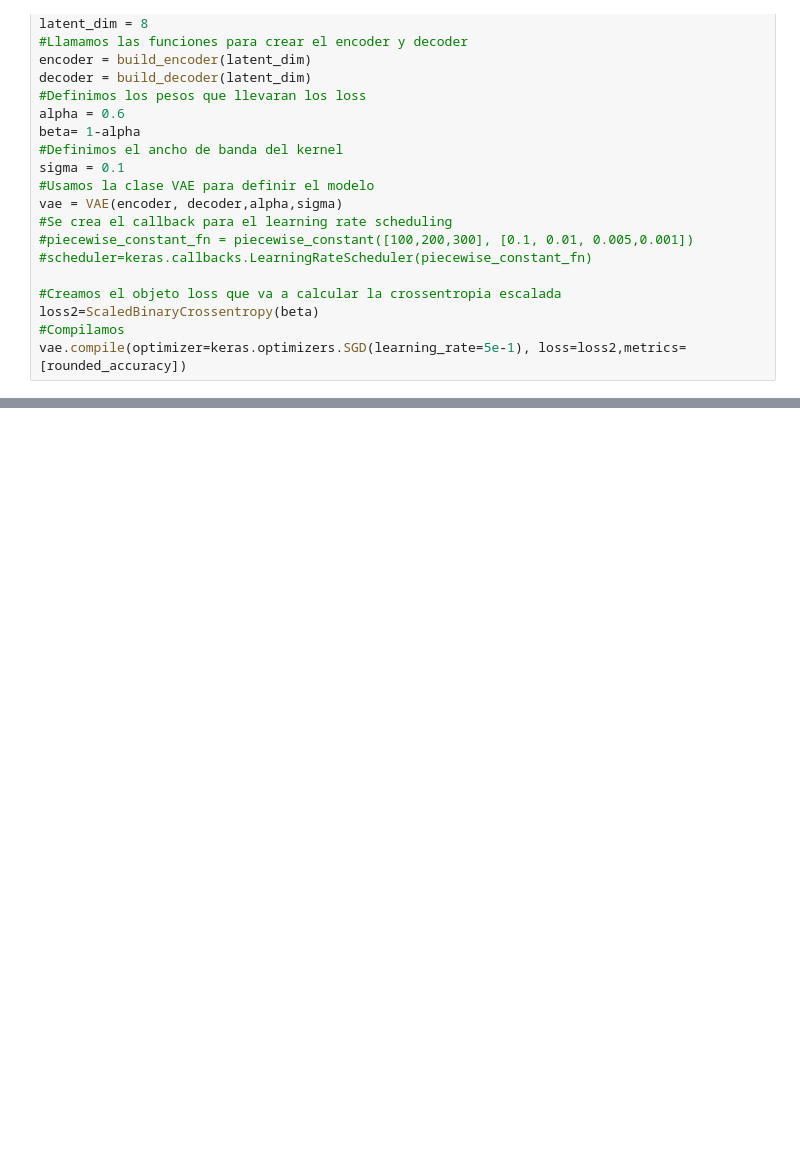
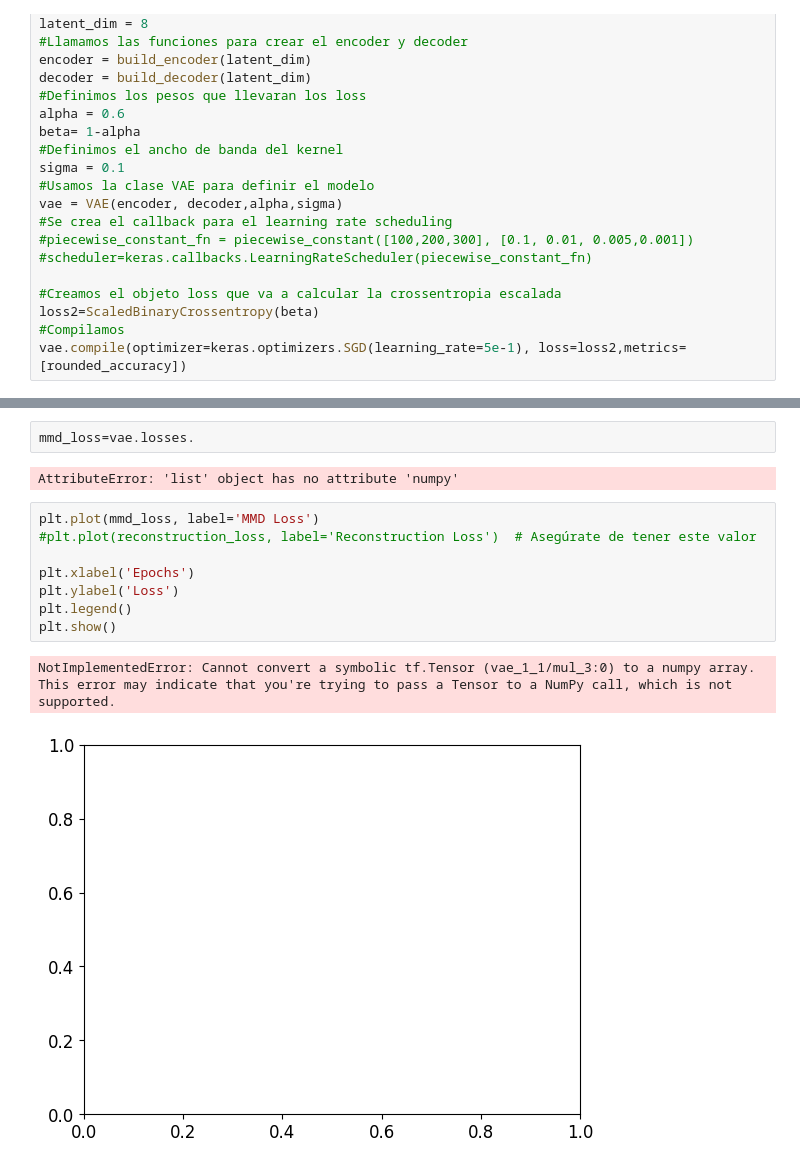
Before and after one commit to juansebastiangit/Inteligencia_artificial, a Jupyter notebook: Tareas/vae-con-mmd.ipynb, the cells around one changed output, grey strips where cells are left out. Drawn from its saved outputs; the diff is of its cells as text; blank space fills up the shorter version.

```diff
--- a/Tareas/vae-con-mmd.ipynb
+++ b/Tareas/vae-con-mmd.ipynb
@@ -197,3 +186,18 @@ Epoch 200/200
+# %%
+mmd_loss=vae.losses.
+# %% [output]
+AttributeError: 'list' object has no attribute 'numpy'
+# %%
+plt.plot(mmd_loss, label='MMD Loss')
+#plt.plot(reconstruction_loss, label='Reconstruction Loss')  # Asegúrate de tener este valor
+
+plt.xlabel('Epochs')
+plt.ylabel('Loss')
+plt.legend()
+plt.show()
+# %% [output]
+NotImplementedError: Cannot convert a symbolic tf.Tensor (vae_1_1/mul_3:0) to a numpy array. This error may indicate that you're trying to pass a Tensor to a NumPy call, which is not supported.
+[figure, added]
 # %%
 #Graficamos el loss de entrenamiento y validación
 plt.plot(history.history["loss"],label="Loss")
```
Also changed, not shown: parts of 8 cells of this notebook.
